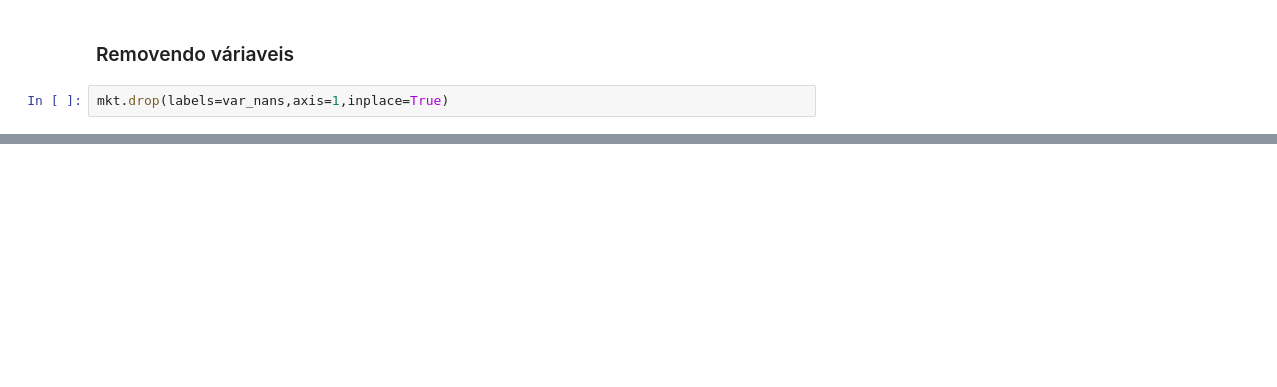
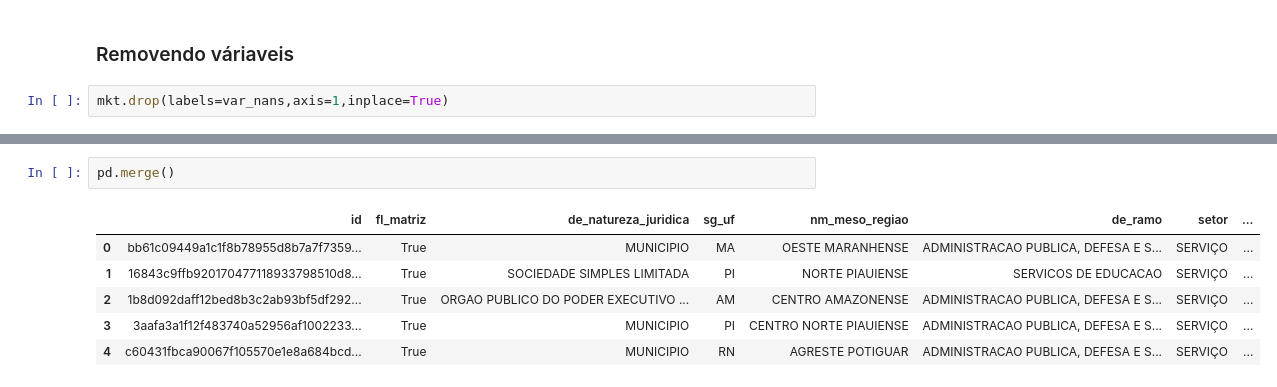
Before and after one commit to codenation-dev/squad-2-ad-data-science-banco-inter-1, a Jupyter notebook: notebooks/analise_db.ipynb, the cells around one changed output, grey strips where cells are left out. Drawn from its saved outputs; the diff is of its cells as text; blank space fills up the shorter version.

```diff
--- a/notebooks/analise_db.ipynb
+++ b/notebooks/analise_db.ipynb
@@ -125,0 +175,9 @@ empresas 2 e 3 compartilham de 108 clientes
+# %%
+pd.merge()
+# %% [output]
+|  | id | fl_matriz | de_natureza_juridica | sg_uf | nm_meso_regiao | de_ramo | setor | ... |
+| 0 | bb61c09449a1c1f8b78955d8b7a7f7359... | True | MUNICIPIO | MA | OESTE MARANHENSE | ADMINISTRACAO PUBLICA, DEFESA E S... | SERVIÇO | ... |
+| 1 | 16843c9ffb920170477118933798510d8... | True | SOCIEDADE SIMPLES LIMITADA | PI | NORTE PIAUIENSE | SERVICOS DE EDUCACAO | SERVIÇO | ... |
+| 2 | 1b8d092daff12bed8b3c2ab93bf5df292... | True | ORGAO PUBLICO DO PODER EXECUTIVO ... | AM | CENTRO AMAZONENSE | ADMINISTRACAO PUBLICA, DEFESA E S... | SERVIÇO | ... |
+| 3 | 3aafa3a1f12f483740a52956af1002233... | True | MUNICIPIO | PI | CENTRO NORTE PIAUIENSE | ADMINISTRACAO PUBLICA, DEFESA E S... | SERVIÇO | ... |
+| 4 | c60431fbca90067f105570e1e8a684bcd... | True | MUNICIPIO | RN | AGRESTE POTIGUAR | ADMINISTRACAO PUBLICA, DEFESA E S... | SERVIÇO | ... |
```
Also changed, not shown: parts of 25 cells of this notebook.
